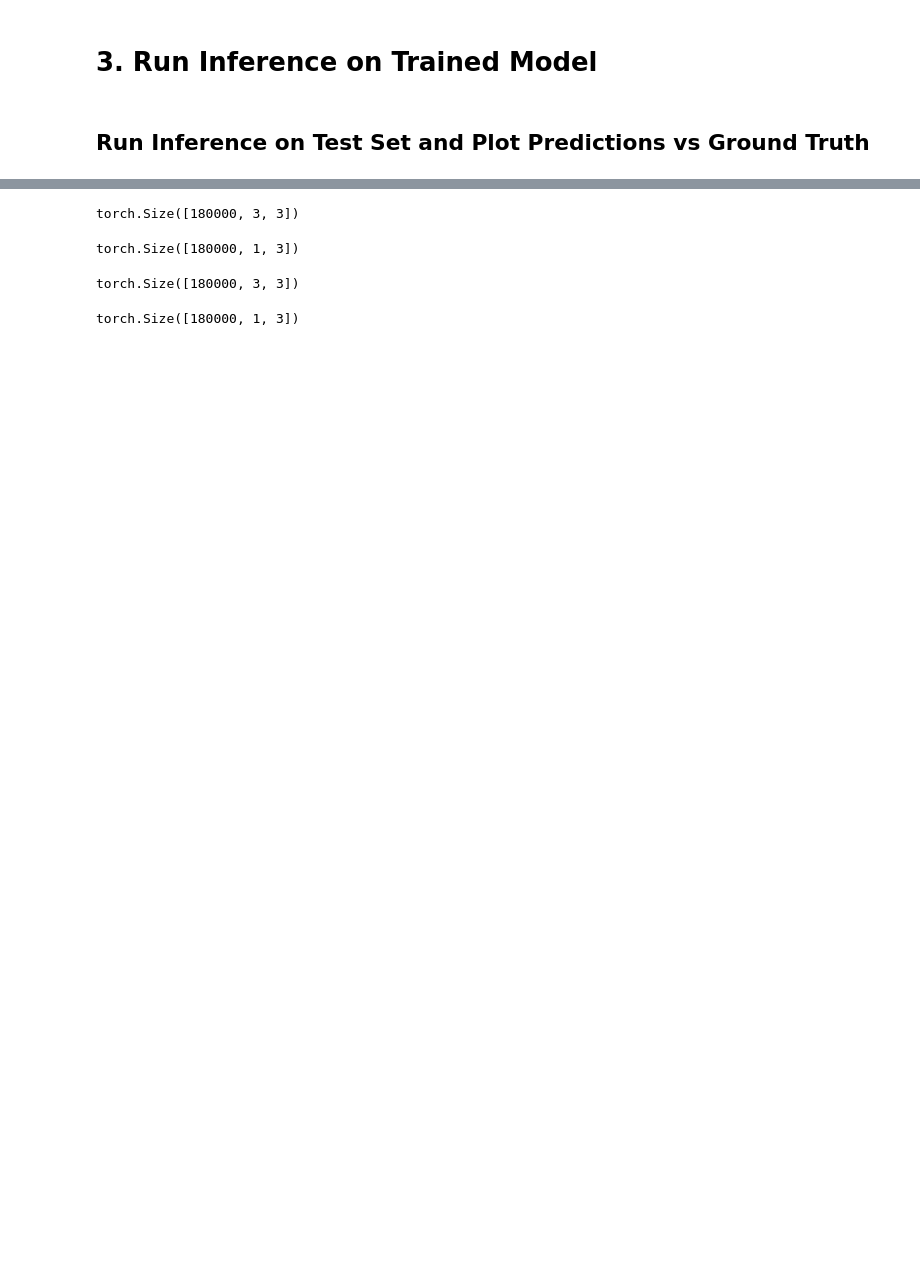
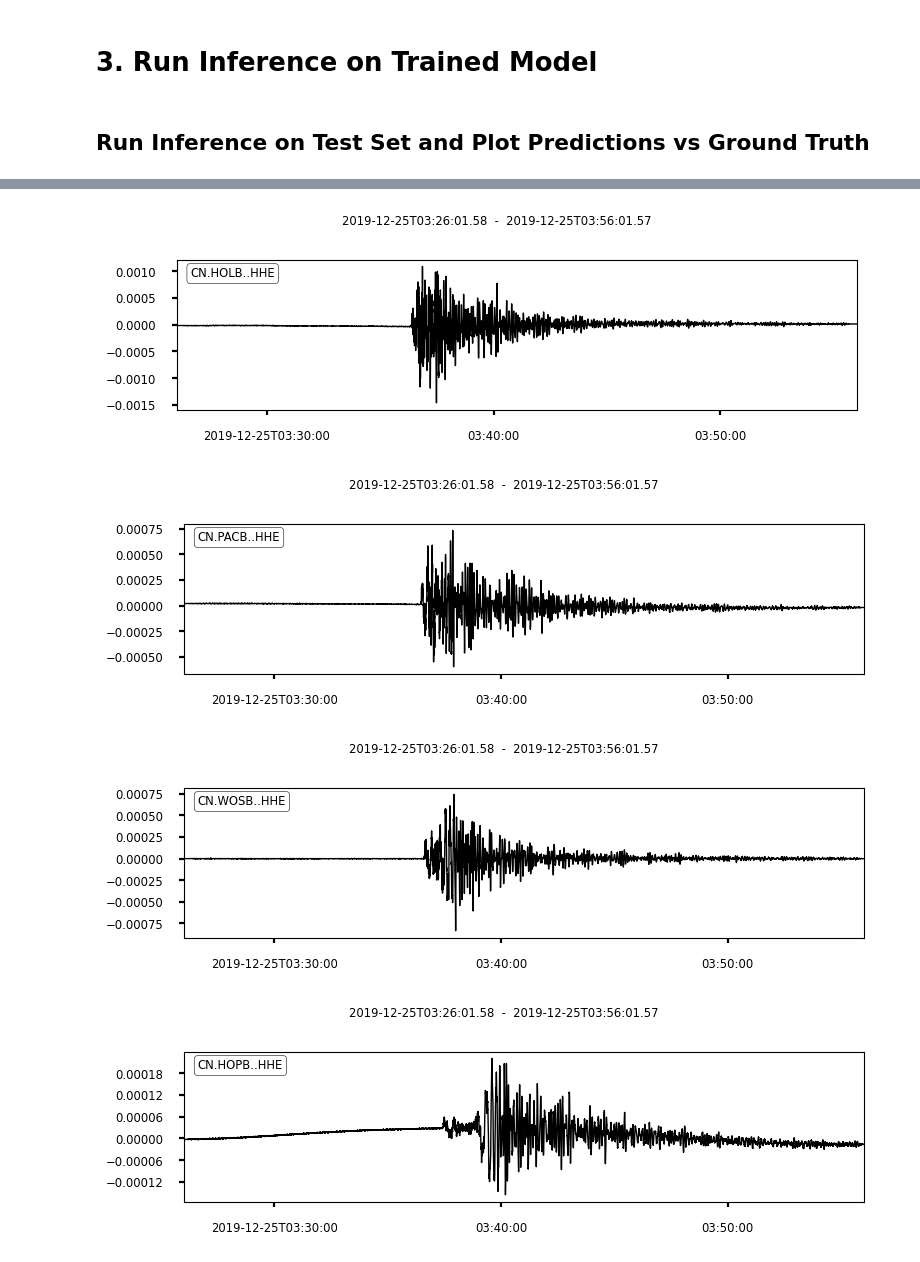
Before and after one commit to avzero07/eew-spatio-temporal, a Jupyter notebook: scratch/scratch-eq-nn-experiments.ipynb, the cells around one changed output, grey strips where cells are left out. Drawn from its saved outputs; the diff is of its cells as text; code cells hidden in the pictures; blank space fills up the shorter version.

```diff
--- a/scratch/scratch-eq-nn-experiments.ipynb
+++ b/scratch/scratch-eq-nn-experiments.ipynb
@@ -376,20 +430,14 @@ fig_inference_trained = gen_plots(inference_op,ev_2_test_y,sta_list[-1],comment=
+# %%
+op = ev_1_train_x[0].plot()
+op = ev_1_train_x[3].plot()
+op = ev_1_train_x[6].plot()
+op = ev_1_train_y[0].plot()
+# %% [output]
+[figure, added]
+[figure, added]
+[figure, added]
+[figure, added]
 # %%
 writer.add_figure('3. Trained Model Prediction at WOSB',fig_inference_trained,global_step=e)
 writer.flush()
 writer.close()
-# %%
-train_dataset.stream_data.shape
-# %% [output]
-torch.Size([180000, 3, 3])
-# %%
-train_dataset.stream_label.shape
-# %% [output]
-torch.Size([180000, 1, 3])
-# %%
-test_dataset.stream_data.shape
-# %% [output]
-torch.Size([180000, 3, 3])
-# %%
-test_dataset.stream_label.shape
-# %% [output]
-torch.Size([180000, 1, 3])
```
Also changed, not shown: parts of 37 cells of this notebook.
